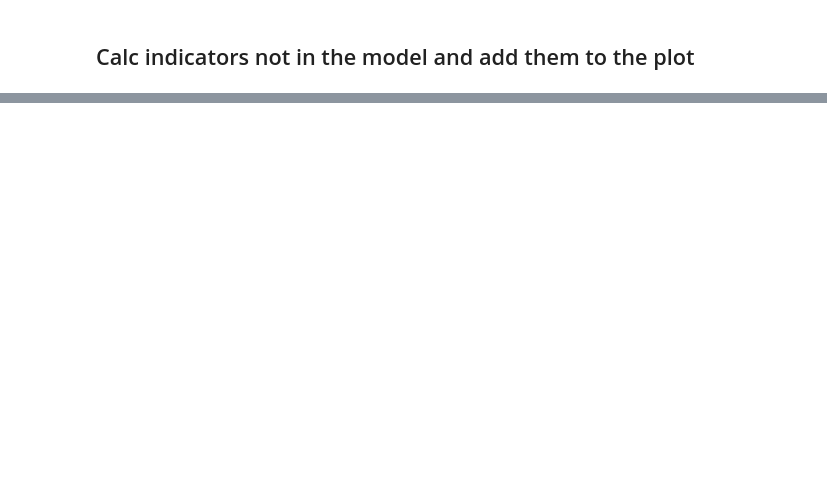
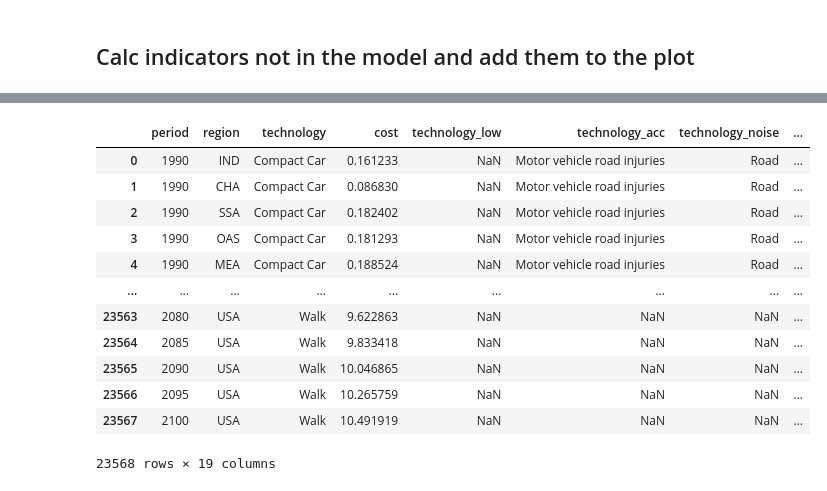
Before and after one commit to rauner/bicycles_rule, a Jupyter notebook: EDGE_T_internalization.ipynb, the cells around one changed output, grey strips where cells are left out. Drawn from its saved outputs; the diff is of its cells as text; code cells hidden in the pictures; blank space fills up the shorter version.

Commit message:
edge integration almost done

```diff
--- a/EDGE_T_internalization.ipynb
+++ b/EDGE_T_internalization.ipynb
@@ -66,12 +60,19 @@ literature_report    = "data\\bicycles_rule_plot_source.csv"
 air_pollution_report = "data\\air_pollution\\results_dalys_SSP2_Budg1100_ElecEra_SSP2_IIASA_aneris_downscaling_.csv"
 region_mapping_path  = "data\\regionmappingH12.csv"
 
+edgetransport_moto_path       = "data\\edgeTransport\\EDGE_transport_moto_non_energy_cost.csv"
+edgetransport_non_moto_path   = "data\\edgeTransport\\EDGE_transport_non_moto.csv"
+edgetransport_load_factor_path= "data\\edgeTransport\\loadFactor.csv"
+
+
 gbd_location_mapping_path = "data\\GBD\\location_mapping.csv"
 gbd_measure_mapping_path  = "data\\GBD\\measure_mapping.csv"
 gbd_rei_mapping_path      = "data\\GBD\\rei_mapping.csv"
 gbd_cause_mapping_path    = "data\\GBD\\cause_mapping.csv"
 gbd_metric_mapping_path   = "data\\GBD\\metric_mapping.csv"
 
+noise_eea_paths           = "data\\noise\\EEA_noise.csv"
+
 GBD_path             = "data\\GBD\\GBD.json"
 
 #obsolete
@@ -557,0 +515,41 @@ df_low
+# %%
+#2. road safety, we continue the trend of 1990 to 2019, not perfect but covers the recent GDP trend and regional specifics
+df_acc = df_acc.merge(edgetransport[['period','region']], left_on=['Period','Region'], right_on=['period','region'], how ='right', suffixes=(False, False))
+df_acc = df_acc.drop(columns=['Region','Period'])
+
+#3. keep noise constant?
+df_noise = df_noise.merge(edgetransport[['period','region']], left_on=['Period','Region'], right_on=['period','region'], how ='right', suffixes=(False, False))
+df_noise = df_noise.drop(columns=['Region','Period'])
+# %%
+# put all together and through different mapping
+
+
+edgetransport = edgetransport.merge(remind_tire, left_on=['technology_tires'], right_on=['Variable'], how ='left', suffixes=(False, False))
+edgetransport = edgetransport.drop(columns=['Variable'])
+edgetransport = edgetransport.merge(df_low, left_on=['period', 'region', 'technology_low'], how ='left', right_on=['period','Region','Variable'], suffixes=(False, False))
+#remove region period and Variable
+edgetransport = edgetransport.drop(columns=['Variable','Scenario'])
+
+
+edgetransport = edgetransport.merge(df_acc_remind, left_on=['Period', 'Region', 'technology_acc'], how ='left', right_on=['period','region','Variable'], suffixes=(False, False))
+edgetransport = edgetransport.drop(columns=['Variable','Scenario'])
+
+
+edgetransport = edgetransport.merge(df_noise, left_on=['Period', 'Region', 'technology_noise'], how ='left', right_on=['period','region','Variable'], suffixes=(False, False))
+edgetransport = edgetransport.drop(columns=['Variable','Scenario'])
+
+edgetransport
+# %% [output]
+|  | period | region | technology | cost | technology_low | technology_acc | technology_noise | ... |
+| 0 | 1990 | IND | Compact Car | 0.161233 | NaN | Motor vehicle road injuries | Road | ... |
+| 1 | 1990 | CHA | Compact Car | 0.086830 | NaN | Motor vehicle road injuries | Road | ... |
+| 2 | 1990 | SSA | Compact Car | 0.182402 | NaN | Motor vehicle road injuries | Road | ... |
+| 3 | 1990 | OAS | Compact Car | 0.181293 | NaN | Motor vehicle road injuries | Road | ... |
+| 4 | 1990 | MEA | Compact Car | 0.188524 | NaN | Motor vehicle road injuries | Road | ... |
+| ... | ... | ... | ... | ... | ... | ... | ... | ... |
+| 23563 | 2080 | USA | Walk | 9.622863 | NaN | NaN | NaN | ... |
+| 23564 | 2085 | USA | Walk | 9.833418 | NaN | NaN | NaN | ... |
+| 23565 | 2090 | USA | Walk | 10.046865 | NaN | NaN | NaN | ... |
+| 23566 | 2095 | USA | Walk | 10.265759 | NaN | NaN | NaN | ... |
+| 23567 | 2100 | USA | Walk | 10.491919 | NaN | NaN | NaN | ... |
+23568 rows × 19 columns
```
Also changed, not shown: parts of 17 cells of this notebook, 1 other file.
